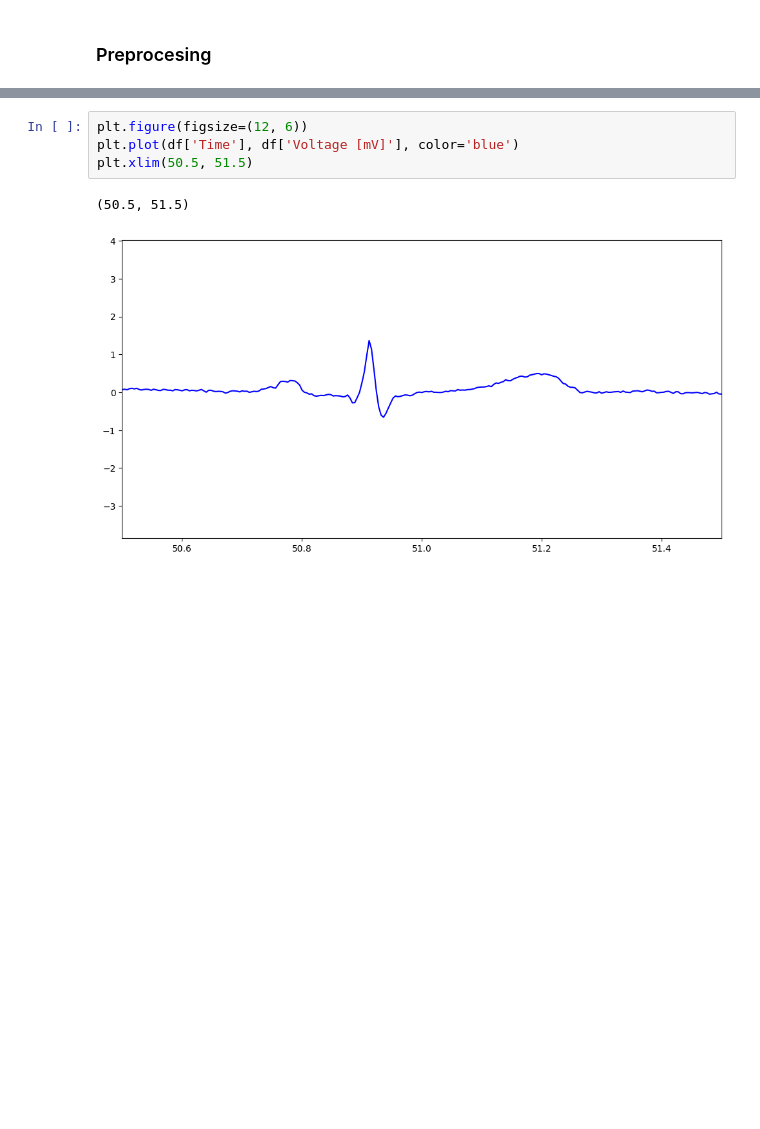
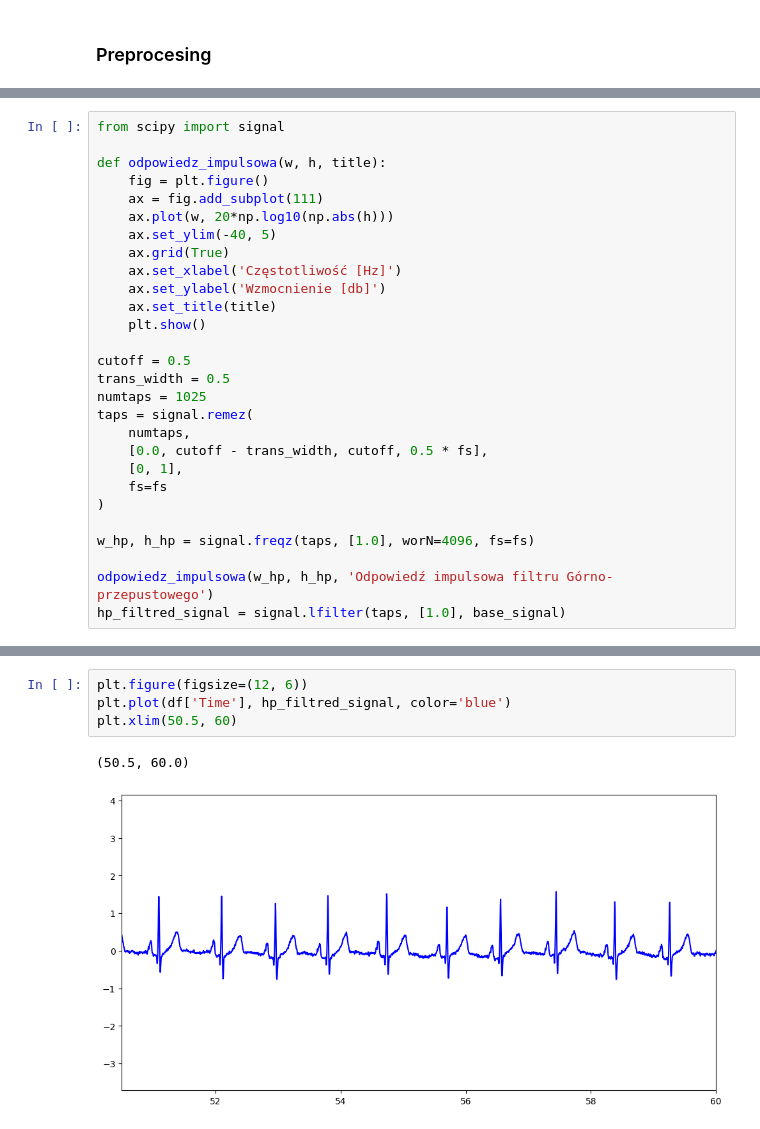
Before and after one commit to ImJaca/ECG_analysis, a Jupyter notebook: Ecg.ipynb, the cells around one changed output, grey strips where cells are left out. Cells and saved outputs as stored; diff of their text form; blank space fills up the shorter version.

```diff
--- a/Ecg.ipynb
+++ b/Ecg.ipynb
@@ -49,0 +56,28 @@ plt.grid(linestyle='--')
+# %%
+from scipy import signal
+
+def odpowiedz_impulsowa(w, h, title):
+    fig = plt.figure()
+    ax = fig.add_subplot(111)
+    ax.plot(w, 20*np.log10(np.abs(h)))
+    ax.set_ylim(-40, 5)
+    ax.grid(True)
+    ax.set_xlabel('Częstotliwość [Hz]')
+    ax.set_ylabel('Wzmocnienie [db]')
+    ax.set_title(title)
+    plt.show()
+
+cutoff = 0.5
+trans_width = 0.5
+numtaps = 1025
+taps = signal.remez(
+    numtaps,
+    [0.0, cutoff - trans_width, cutoff, 0.5 * fs],
+    [0, 1],
+    fs=fs
+)
+
+w_hp, h_hp = signal.freqz(taps, [1.0], worN=4096, fs=fs)
+
+odpowiedz_impulsowa(w_hp, h_hp, 'Odpowiedź impulsowa filtru Górno-przepustowego')
+hp_filtred_signal = signal.lfilter(taps, [1.0], base_signal)
@@ -52,7 +90,7 @@ plt.grid(linestyle='--')
 # %%
 plt.figure(figsize=(12, 6))
-plt.plot(df['Time'], df['Voltage [mV]'], color='blue')
-plt.xlim(50.5, 51.5)
+plt.plot(df['Time'], hp_filtred_signal, color='blue')
+plt.xlim(50.5, 60)
 # %% [output]
-(50.5, 51.5)
+(50.5, 60.0)
-[figure, old version]
+[figure, new version]
```
Also changed, not shown: parts of 4 cells of this notebook.
